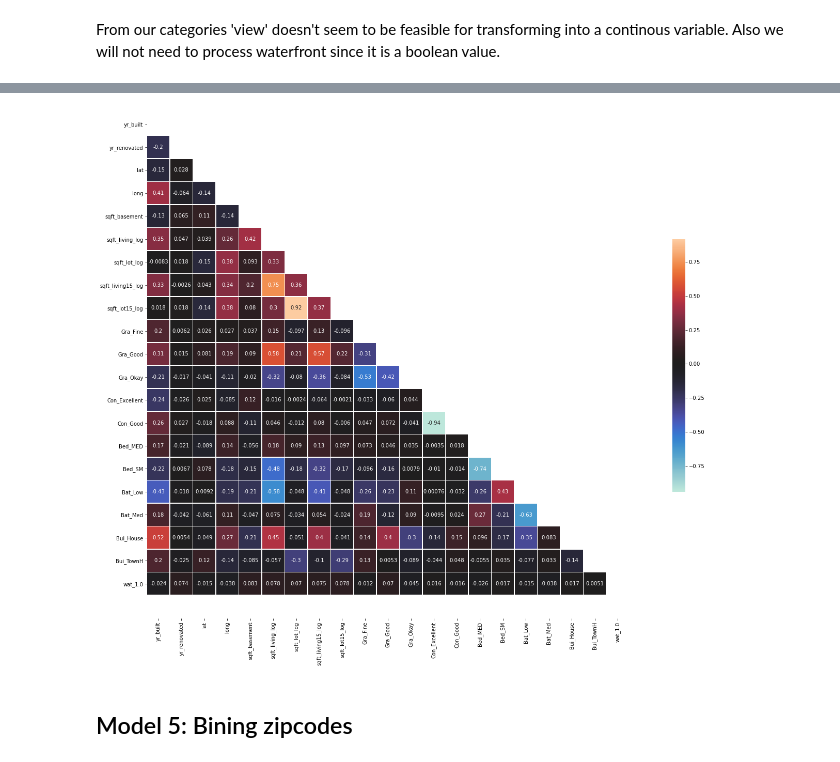
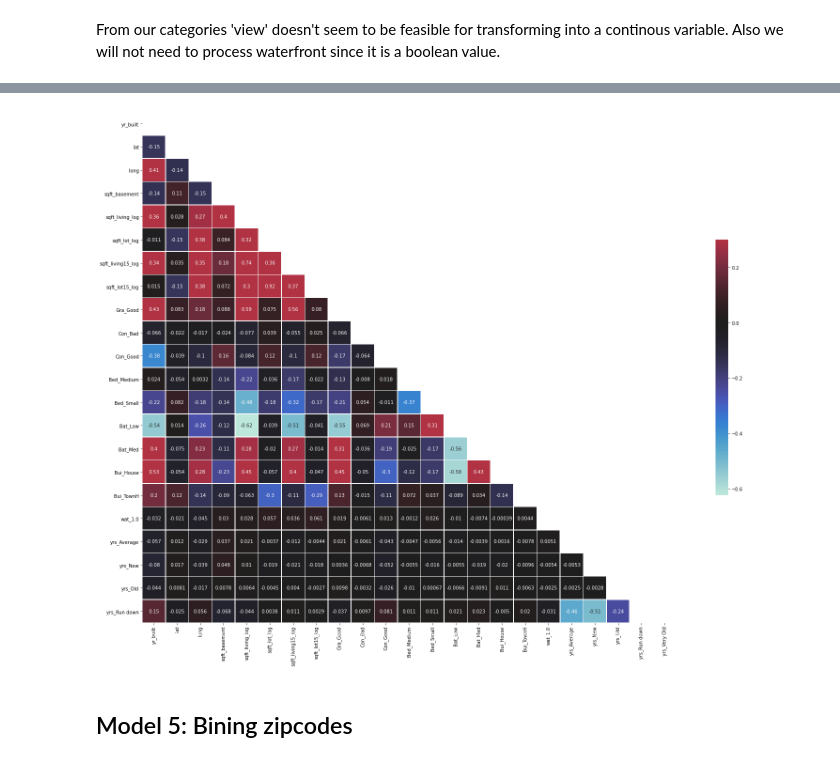
Before and after one commit to Milenaafeworki/house_sale_model, a Jupyter notebook: Untitled.ipynb, the cells around one changed output, grey strips where cells are left out. Cells and saved outputs as stored; diff of their text form; code cells hidden in the pictures.

```diff
--- a/Untitled.ipynb
+++ b/Untitled.ipynb
@@ -790,13 +797,11 @@ Bad            199
 Name: Cond, dtype: int64
 # %%
 def grade(value):
-    if value < 7:
+    if value < 4:
+        return 'Very Bad'
+    elif 4 <= value <= 7:
         return 'Bad'
-    elif value == 7:
-        return 'Okay'
-    elif value == 8:
-        return 'Fine'
-    else:
+    elif value > 7:
         return 'Good'
 # %%
 df['Grade'] = df.grade.map(lambda x: grade(x))
@@ -809 +812,18 @@ Bad     2301
 Name: Grade, dtype: int64
+# %%
+def renov(value):
+    if value <= 3:
+        return 'New'
+    elif 3 < value < 10:
+        return 'Average'
+    elif value == 10:
+        return 'Old'
+    elif 10 < value < 15:
+        return 'Very Old'
+    elif 15 <= value < 25:
+        return 'Aged'
+    else:
+        return 'Run down'
+# %%
+df['yrs_reno'] = df.yrs_since_reno.map(lambda x: renov(x))
+df.yrs_reno.value_counts()
@@ -810,5 +838,5 @@ Name: Grade, dtype: int64
 # %%
-new_cats = ['Grade', 'Cond', 'Beds', 'Baths', 'Building', 'waterfront']
+new_cats = ['Grade', 'Cond', 'Beds', 'Baths', 'Building', 'waterfront', 'yrs_reno']
 # %%
 cat_dfs = []
 
@@ -891,29 +916,29 @@ Name: floors, dtype: int64
 # %%
 # plt.figure(figsize=(30,20))
 # ax = sns.heatmap(df_ohe_c[continuous+logs+ohe_cols].corr(), annot=True)
 
 
 
 # sns.set_theme(style="dark")
 
 # # Compute the correlation matrix
 # corr = df.corr()
 
 # # Generate a mask for the upper triangle
 mask = np.triu(np.ones_like(df_ohe_b[continuous+logs+ohe_cols].corr(), dtype=bool))
 
 # # Set up the matplotlib figure
-f, ax = plt.subplots(figsize=(30, 18))
+f, ax = plt.subplots(figsize=(30, 20))
 
 # Generate a custom diverging colormap
 # cmap = sns.diverging_palette(230, 20, as_cmap=True)
 
 # Draw the heatmap with the mask and correct aspect ratio
-sns.heatmap(df_ohe_b[continuous+logs+ohe_cols].corr(), mask=mask, center=0, annot=True,
+sns.heatmap(df_ohe_b[continuous+logs+ohe_cols].corr(), mask=mask, vmax=.3, center=0, annot=True,
             square=True, linewidths=.5, cbar_kws={"shrink": .5})
 ax.set_ylim(22, 0);
 # %% [output]
-[figure, old version]
+[figure, new version]
 # %% [markdown]
 ## Model 5: Bining zipcodes
 # %%
```
Also changed, not shown: parts of 118 cells of this notebook, 2 other files.
